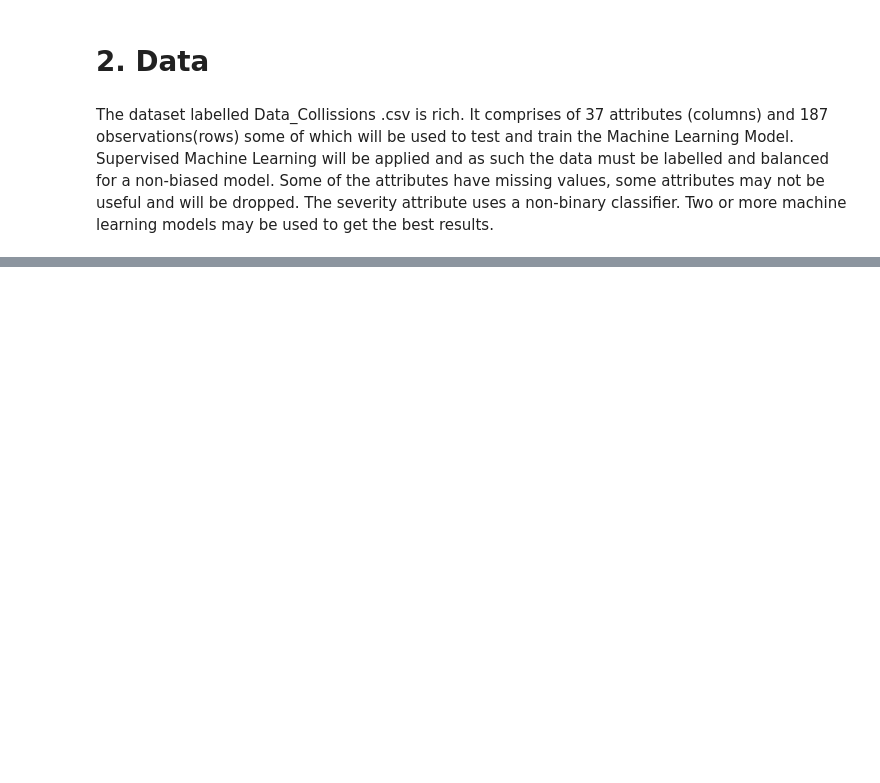
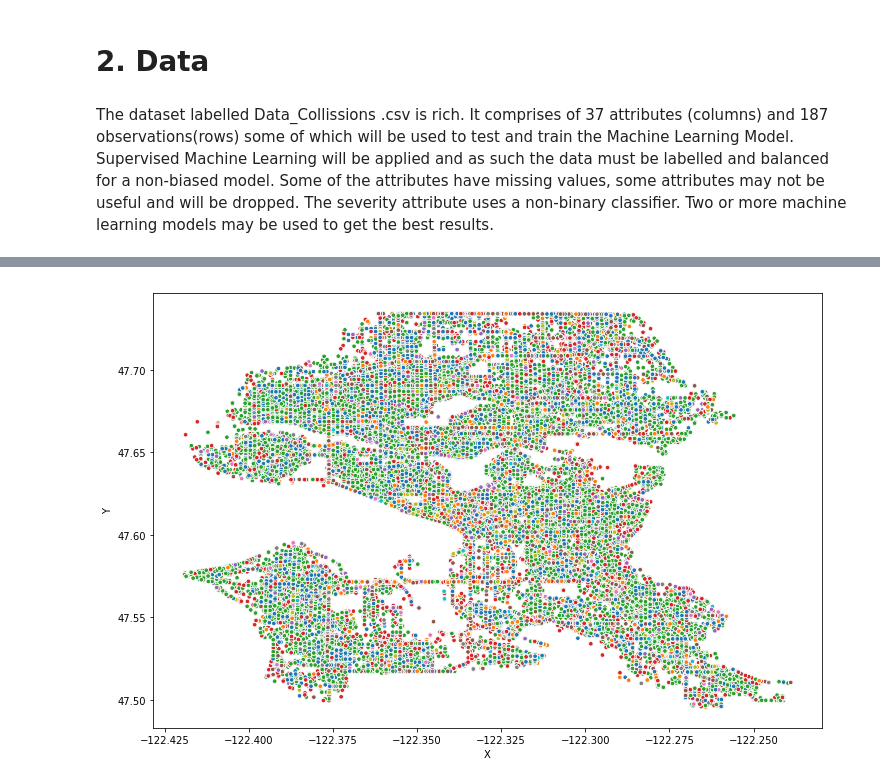
Before and after one commit to MsDuze/Capstone-Project, a Jupyter notebook: Capstone Project- Car Accident Severity WK1.ipynb, the cells around one changed output, grey strips where cells are left out. Drawn from its saved outputs; the diff is of its cells as text; code cells hidden in the pictures; blank space fills up the shorter version.

```diff
--- a/Capstone Project- Car Accident Severity WK1.ipynb
+++ b/Capstone Project- Car Accident Severity WK1.ipynb
@@ -20,0 +231,11 @@ The severity attribute uses a non-binary classifier. Two or more machine learnin
+# %%
+#Replace values
+df['ADDRTYPE'].replace(np.nan, "Block", inplace=True)
+df['COLLISIONTYPE'].replace(np.nan, "Parked Car", inplace=True)
+df['WEATHER'].replace(np.nan, "Clear", inplace=True)
+df['ROADCOND'].replace(np.nan, "Dry", inplace=True)
+df['LIGHTCOND'].replace(np.nan, "Daylight", inplace=True)
+# %%
+#Binarize 'HITPARKEDCAR'
+df['HITPARKEDCAR'].replace(to_replace=['Y','N'], value = [1,0], inplace=True)
+df['HITPARKEDCAR'].dtypes
@@ -20,0 +244,3 @@ The severity attribute uses a non-binary classifier. Two or more machine learnin
+# %%
+df['Year'] = df['INCDTTM'].apply(lambda time: time.year)
+df['Year'].head()
@@ -20,0 +254,3 @@ The severity attribute uses a non-binary classifier. Two or more machine learnin
+# %%
+df['Month'] = df['INCDTTM'].apply(lambda time: time.month)
+df['Day of Week'] = df['INCDTTM'].apply(lambda time: time.dayofweek)
@@ -20,0 +287,6 @@ The severity attribute uses a non-binary classifier. Two or more machine learnin
+# %%
+plt.figure(figsize=(12,8))
+sns.scatterplot(x='X', y='Y', data = df, hue ='COLLISIONTYPE', legend=False, s=20)
+plt.show()
+# %% [output]
+[figure, added]
```
Also changed, not shown: parts of 50 cells of this notebook.
